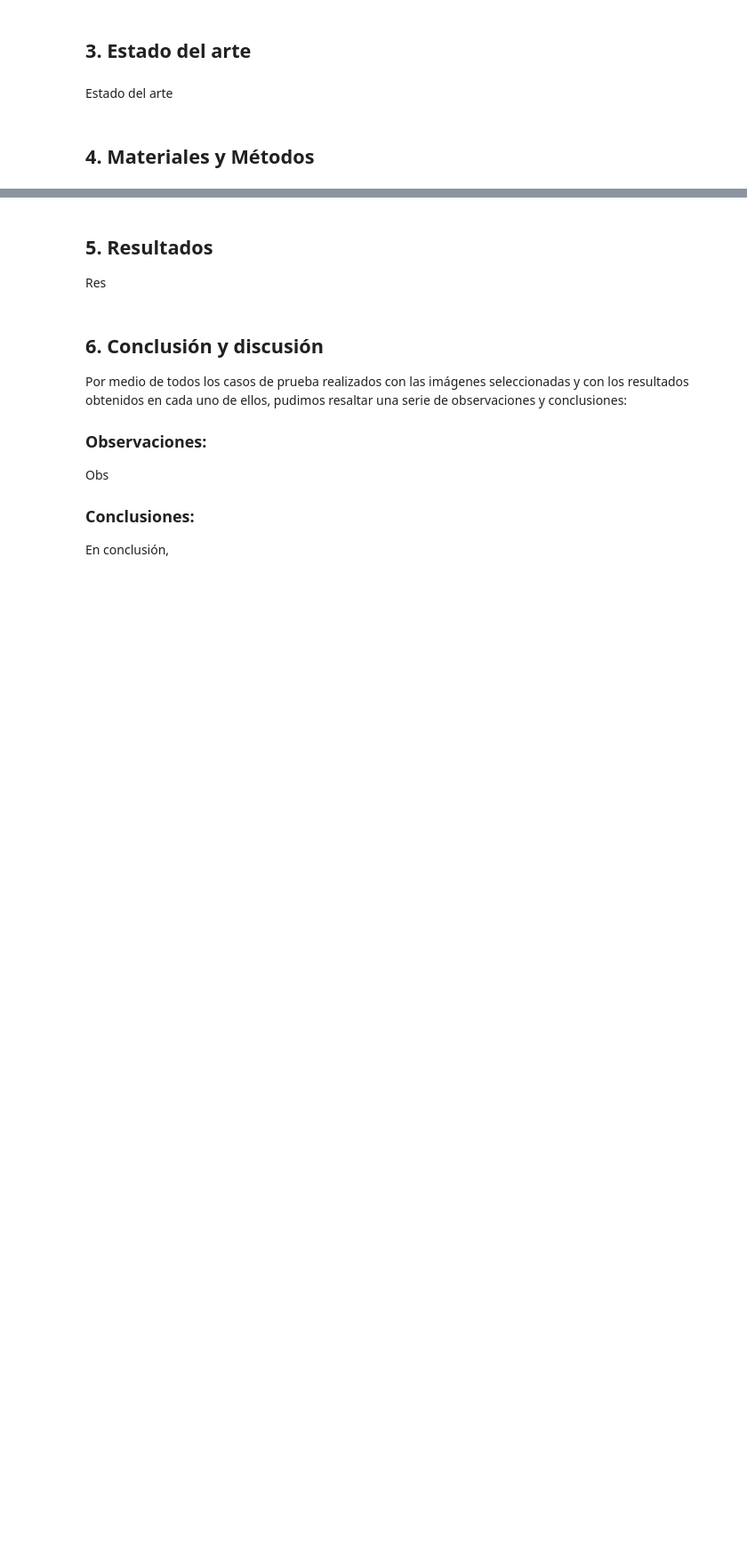
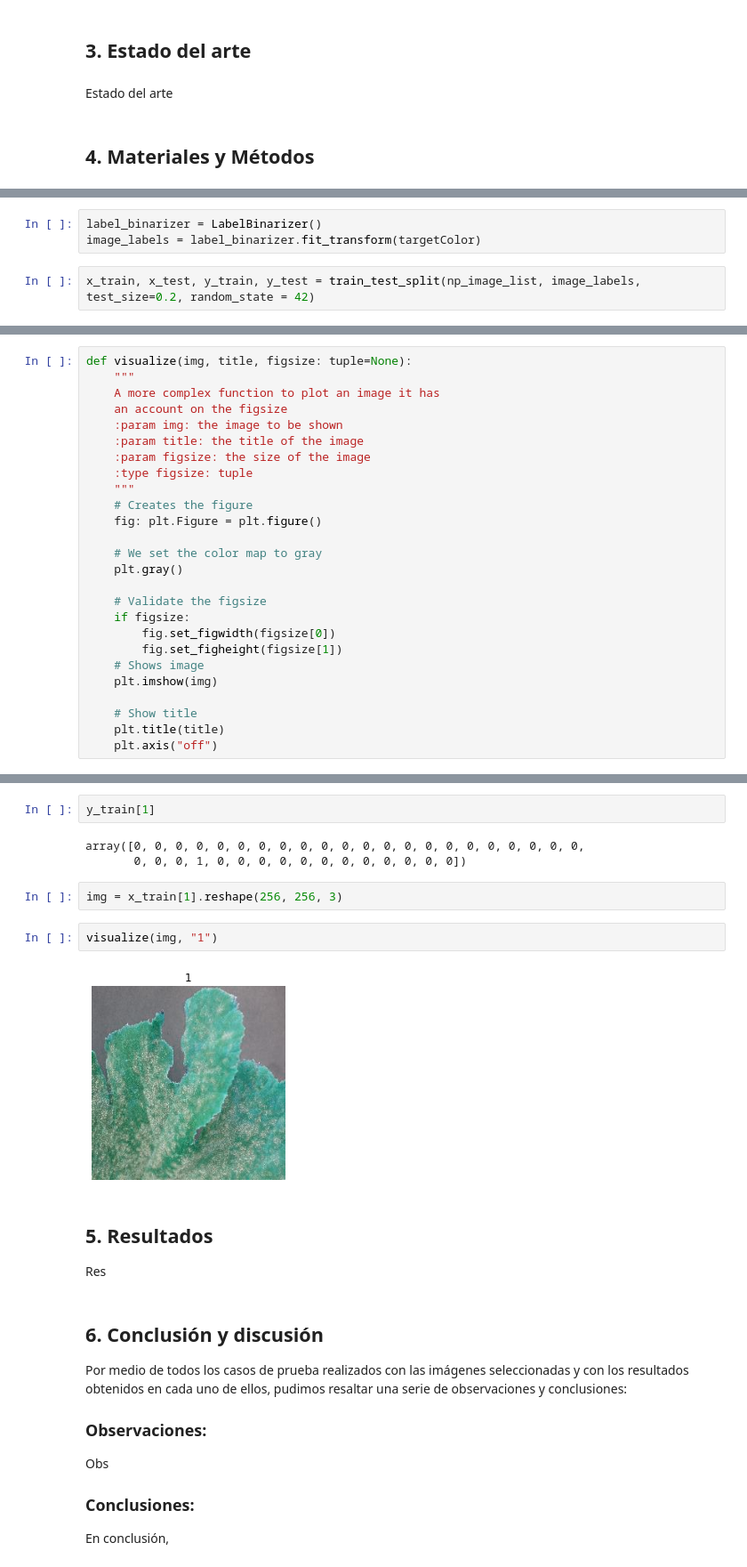
Before and after one commit to VivianGomez/plant_disease_identification, a Jupyter notebook: plant_disease_identification.ipynb, the cells around one changed output, grey strips where cells are left out. Shown at 89% size. Drawn from its saved outputs; the diff is of its cells as text; blank space fills up the shorter version.

Commit message:
Se leen los datos y se parten en sets de train y test

```diff
--- a/plant_disease_identification.ipynb
+++ b/plant_disease_identification.ipynb
@@ -95,0 +205,5 @@ print(len(targetColor))
+# %%
+label_binarizer = LabelBinarizer()
+image_labels = label_binarizer.fit_transform(targetColor)
+# %%
+x_train, x_test, y_train, y_test = train_test_split(np_image_list, image_labels, test_size=0.2, random_state = 42)
@@ -95,0 +218,26 @@ print(len(targetColor))
+# %%
+def visualize(img, title, figsize: tuple=None):
+    """
+    A more complex function to plot an image it has
+    an account on the figsize
+    :param img: the image to be shown
+    :param title: the title of the image
+    :param figsize: the size of the image
+    :type figsize: tuple
+    """
+    # Creates the figure
+    fig: plt.Figure = plt.figure()
+
+    # We set the color map to gray
+    plt.gray()
+
+    # Validate the figsize
+    if figsize:
+        fig.set_figwidth(figsize[0])
+        fig.set_figheight(figsize[1])
+    # Shows image
+    plt.imshow(img)
+
+    # Show title
+    plt.title(title)
+    plt.axis("off")
@@ -96,3 +254,14 @@ print(len(targetColor))
+# %%
+y_train[1]
+# %% [output]
+array([0, 0, 0, 0, 0, 0, 0, 0, 0, 0, 0, 0, 0, 0, 0, 0, 0, 0, 0, 0, 0, 0,
+       0, 0, 0, 1, 0, 0, 0, 0, 0, 0, 0, 0, 0, 0, 0, 0])
+# %%
+img = x_train[1].reshape(256, 256, 3)
+# %%
+visualize(img, "1")
+# %% [output]
+[figure, added]
 # %% [markdown]
 ## **5. Resultados**<a name="id5"></a>
 Res
```
Also changed, not shown: parts of 17 cells of this notebook, 1 other file.
